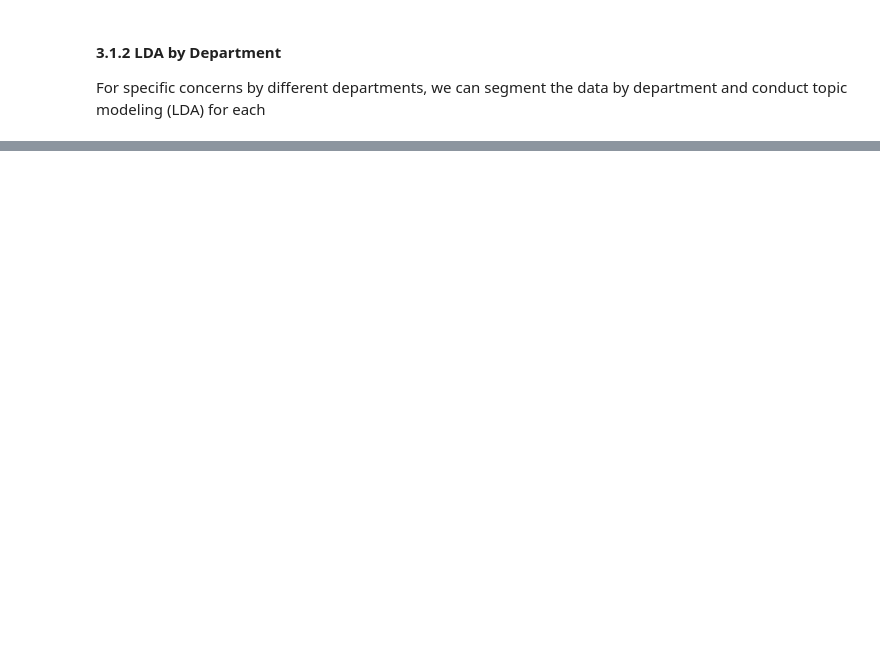
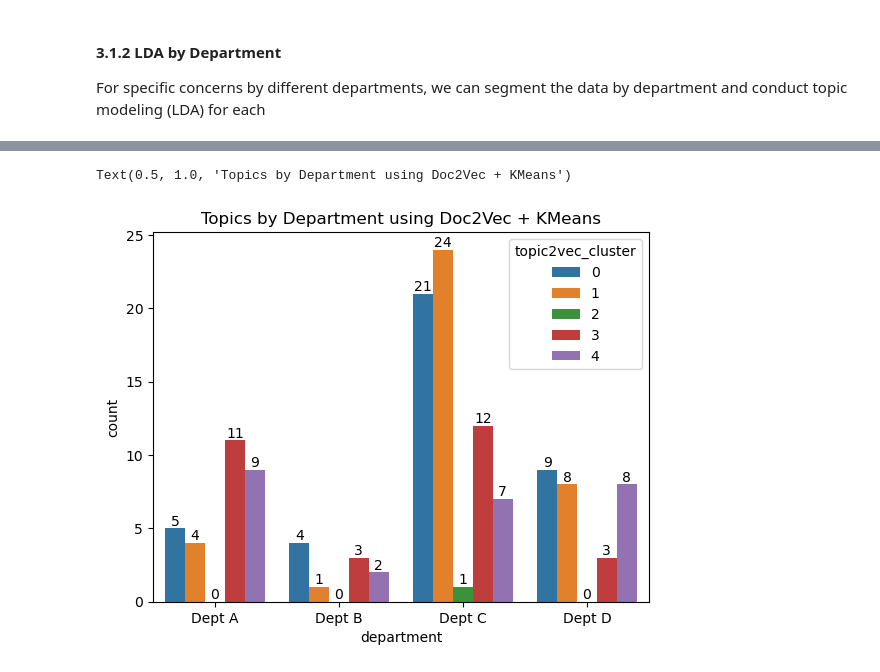
Before and after one commit to SantoshYadaw/Topic-Review-Extraction-HR, a Jupyter notebook: notebooks/02_topic_model.ipynb, the cells around one changed output, grey strips where cells are left out. Drawn from its saved outputs; the diff is of its cells as text; code cells hidden in the pictures; blank space fills up the shorter version.

```diff
--- a/notebooks/02_topic_model.ipynb
+++ b/notebooks/02_topic_model.ipynb
@@ -214,0 +276,17 @@ Name: clean_employee_feedback, dtype: object
+# %%
+# Create the documents
+documents = [TaggedDocument(doc.split(), [i]) for i, doc in enumerate(data_final['clean_employee_feedback'])]
+
+# Instantiate model
+model = Doc2Vec(documents, vector_size=5, window=2, min_count=1, workers=4)
+
+# Extract vectors for analysis
+vectors = [model.infer_vector(doc.split()) for doc in data_final['clean_employee_feedback']]
+
+# Using KMeans to cluster the vectors (hence, responses)
+kmeans = KMeans(n_clusters=5, random_state=2023).fit(vectors)
+data_final['topic2vec_cluster'] = kmeans.labels_
+
+# Examine clusters for potential topics
+print("Doc2Vec clusters:")
+print(data_final[['clean_employee_feedback', 'topic2vec_cluster']])
@@ -214,0 +314,12 @@ Name: clean_employee_feedback, dtype: object
+# %%
+# Plot of topics by department
+ax1 = sns.countplot(x ='department', data = data_final, hue="topic2vec_cluster")
+ax1.bar_label(ax1.containers[0])
+ax1.bar_label(ax1.containers[1])
+ax1.bar_label(ax1.containers[2])
+ax1.bar_label(ax1.containers[3])
+ax1.bar_label(ax1.containers[4])
+plt.title("Topics by Department using Doc2Vec + KMeans")
+# %% [output]
+Text(0.5, 1.0, 'Topics by Department using Doc2Vec + KMeans')
+[figure, added]
```
Also changed, not shown: parts of 32 cells of this notebook.
